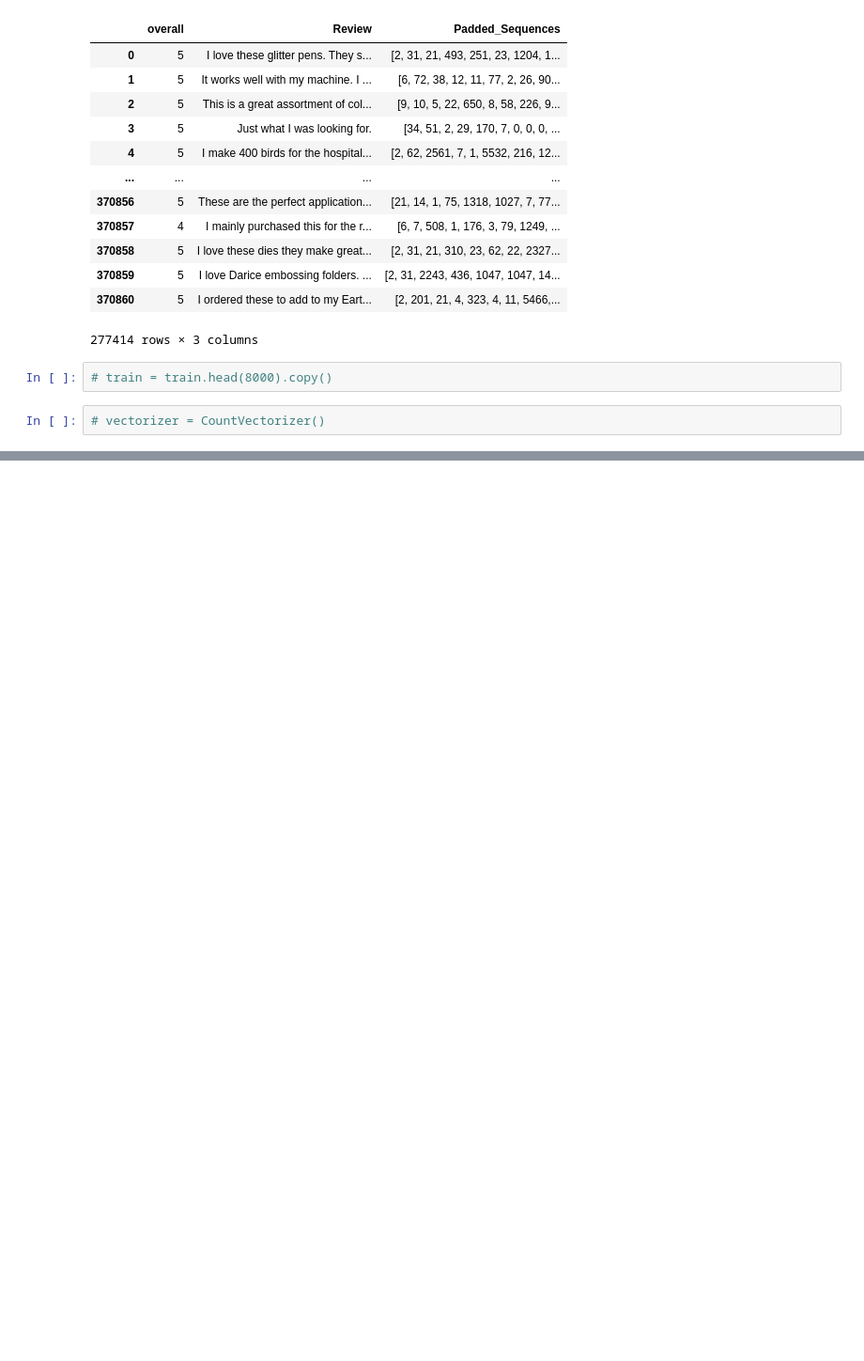
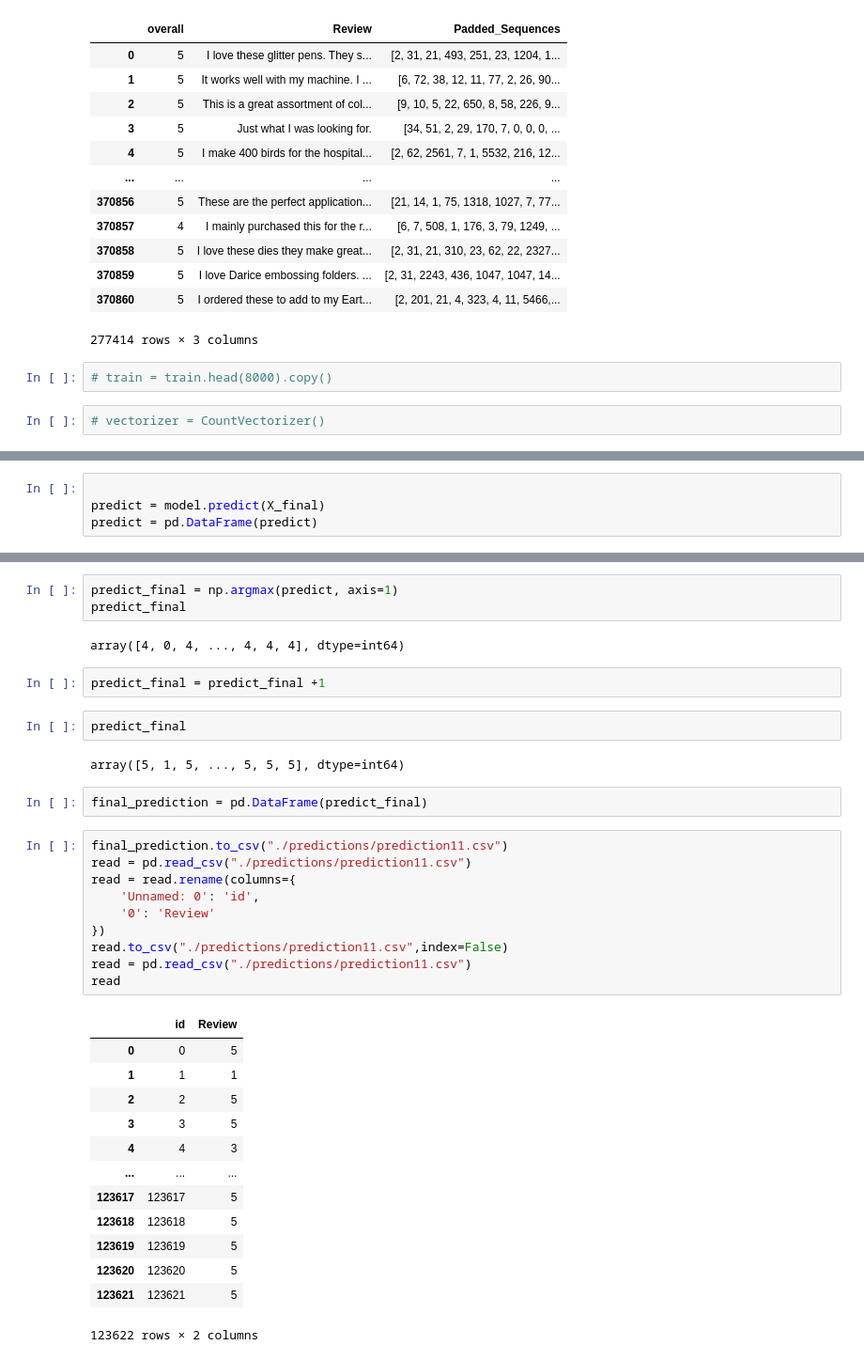
Before and after one commit to nuratamton/Amazon-Reviews, a Jupyter notebook: Lstm.ipynb, the cells around one changed output, grey strips where cells are left out. Shown at 94% size. Cells and saved outputs as stored; diff of their text form; blank space fills up the shorter version.

```diff
--- a/Lstm.ipynb
+++ b/Lstm.ipynb
@@ -274,0 +321,4 @@ weighted avg       0.80      0.79      0.79    128770
+# %%
+
+predict = model.predict(X_final)
+predict = pd.DataFrame(predict)
@@ -274,0 +327,37 @@ weighted avg       0.80      0.79      0.79    128770
+# %%
+predict_final = np.argmax(predict, axis=1)
+predict_final
+# %% [output]
+array([4, 0, 4, ..., 4, 4, 4], dtype=int64)
+# %%
+predict_final = predict_final +1
+# %%
+predict_final
+# %% [output]
+array([5, 1, 5, ..., 5, 5, 5], dtype=int64)
+# %%
+final_prediction = pd.DataFrame(predict_final)
+# %%
+final_prediction.to_csv("./predictions/prediction11.csv")
+read = pd.read_csv("./predictions/prediction11.csv")
+read = read.rename(columns={
+    'Unnamed: 0': 'id',
+    '0': 'Review'
+})
+read.to_csv("./predictions/prediction11.csv",index=False)
+read = pd.read_csv("./predictions/prediction11.csv")
+read
+# %% [output]
+|  | id | Review |
+| 0 | 0 | 5 |
+| 1 | 1 | 1 |
+| 2 | 2 | 5 |
+| 3 | 3 | 5 |
+| 4 | 4 | 3 |
+| ... | ... | ... |
+| 123617 | 123617 | 5 |
+| 123618 | 123618 | 5 |
+| 123619 | 123619 | 5 |
+| 123620 | 123620 | 5 |
+| 123621 | 123621 | 5 |
+123622 rows × 2 columns
```
Also changed, not shown: parts of 23 cells of this notebook, 5 other files.
